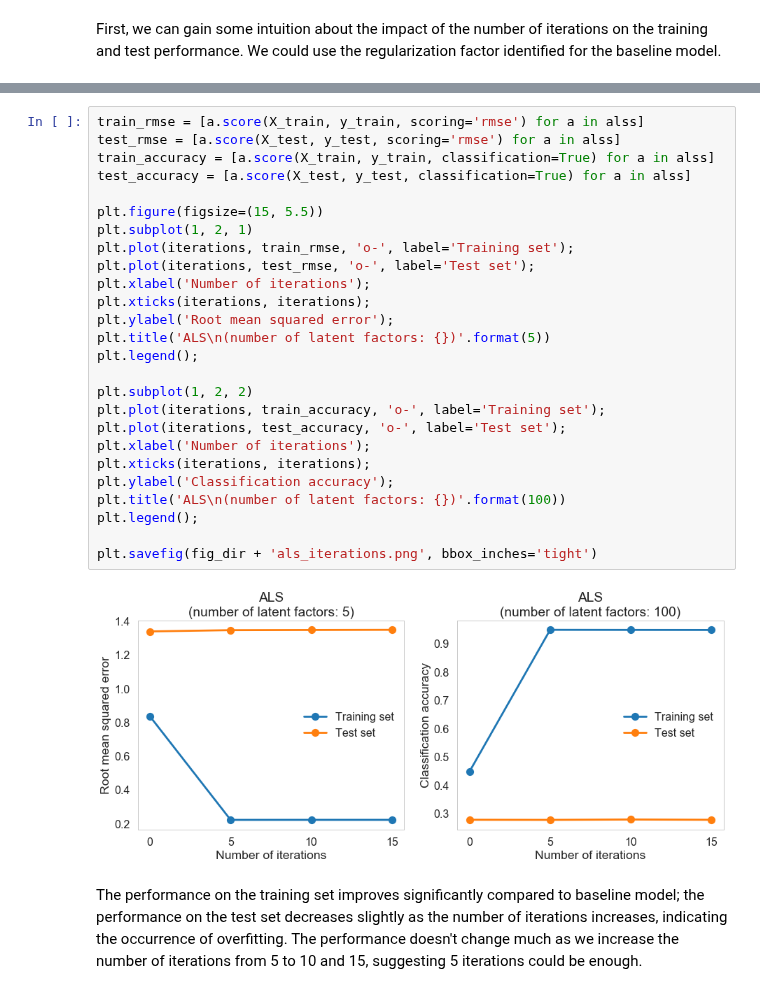
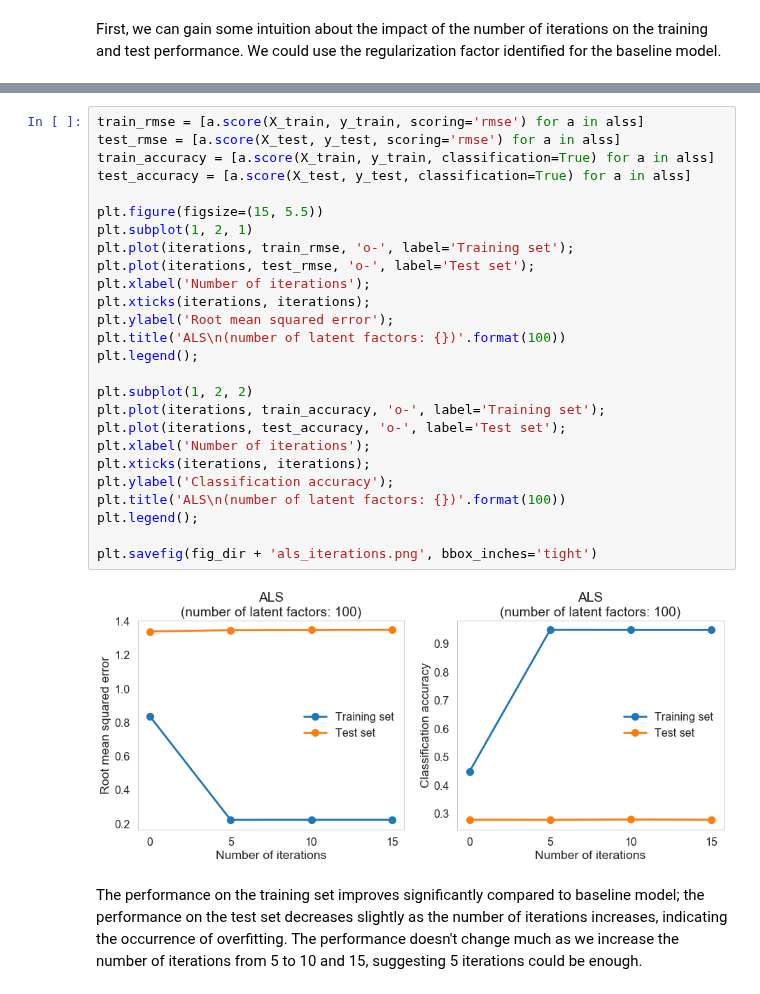
Before and after one commit to xuwd11/Recommender_Systems, a Jupyter notebook: 04_predictive_modeling_Champaign.ipynb, the cells around one changed output, grey strips where cells are left out. Drawn from its saved outputs; the diff is of its cells as text.

```diff
--- a/04_predictive_modeling_Champaign.ipynb
+++ b/04_predictive_modeling_Champaign.ipynb
@@ -561,31 +561,31 @@ Wall time: 1min 5s
 # %%
 train_rmse = [a.score(X_train, y_train, scoring='rmse') for a in alss]
 test_rmse = [a.score(X_test, y_test, scoring='rmse') for a in alss]
 train_accuracy = [a.score(X_train, y_train, classification=True) for a in alss]
 test_accuracy = [a.score(X_test, y_test, classification=True) for a in alss]
 
 plt.figure(figsize=(15, 5.5))
 plt.subplot(1, 2, 1)
 plt.plot(iterations, train_rmse, 'o-', label='Training set');
 plt.plot(iterations, test_rmse, 'o-', label='Test set');
 plt.xlabel('Number of iterations');
 plt.xticks(iterations, iterations);
 plt.ylabel('Root mean squared error');
-plt.title('ALS\n(number of latent factors: {})'.format(5))
+plt.title('ALS\n(number of latent factors: {})'.format(100))
 plt.legend();
 
 plt.subplot(1, 2, 2)
 plt.plot(iterations, train_accuracy, 'o-', label='Training set');
 plt.plot(iterations, test_accuracy, 'o-', label='Test set');
 plt.xlabel('Number of iterations');
 plt.xticks(iterations, iterations);
 plt.ylabel('Classification accuracy');
 plt.title('ALS\n(number of latent factors: {})'.format(100))
 plt.legend();
 
 plt.savefig(fig_dir + 'als_iterations.png', bbox_inches='tight')
 # %% [output]
-[figure, old version]
+[figure, new version]
 # %% [markdown]
 The performance on the training set improves significantly compared to baseline model; the performance on the test set decreases slightly as the number of iterations increases, indicating the occurrence of overfitting. The performance doesn't change much as we increase the number of iterations from 5 to 10 and 15, suggesting 5 iterations could be enough.
 # %% [markdown]
```
Also changed, not shown: parts of 12 cells of this notebook, 2 other files.
